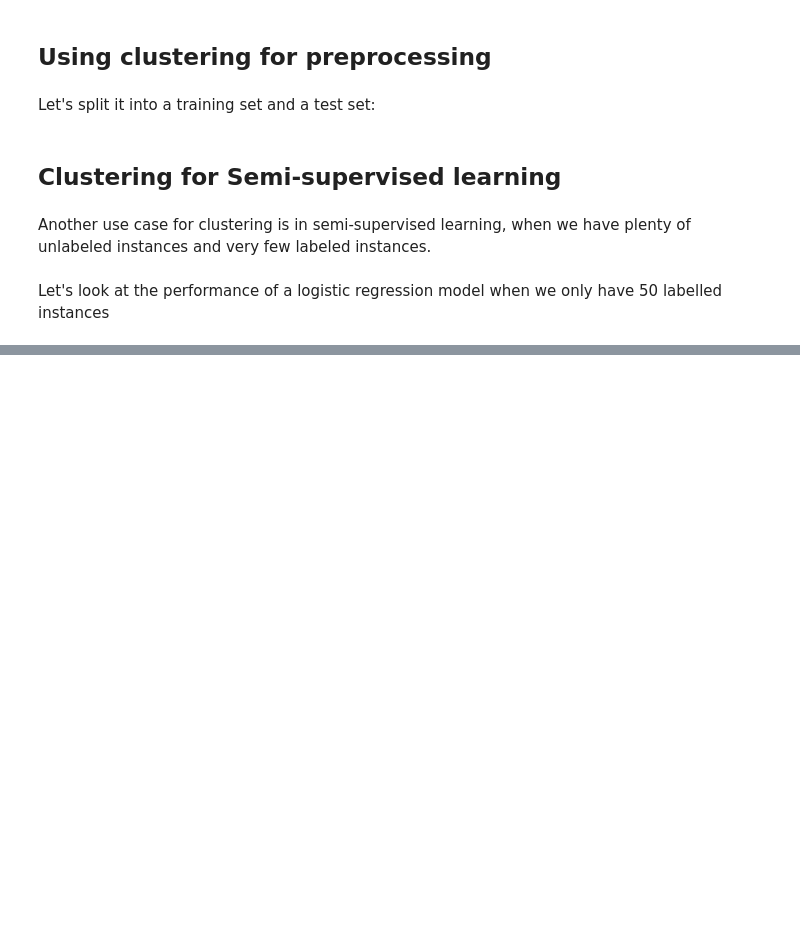
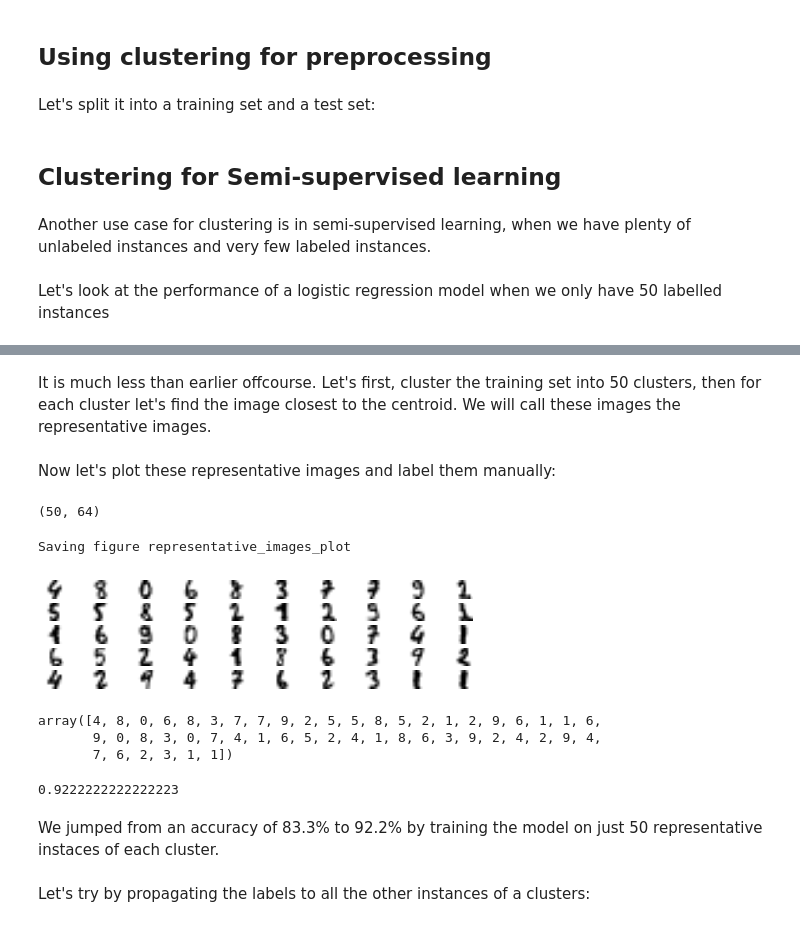
Before and after one commit to amit-timalsina/Clustering-Unsupervised-Learning, a Jupyter notebook: KMeans.ipynb, the cells around one changed output, grey strips where cells are left out. Saved outputs shown, nothing was run; the diff lists cells and outputs as text; code cells hidden in the pictures; blank space fills up the shorter version.

```diff
--- a/KMeans.ipynb
+++ b/KMeans.ipynb
@@ -823,0 +824,33 @@ log_reg = LogisticRegression?
+# %% [markdown]
+It is much less than earlier offcourse. Let's first, cluster the training set into 50 clusters, then for each cluster let's find the image closest to the centroid. We will call these images the representative images.
+# %%
+k = 50
+# %%
+kmeans = KMeans(n_clusters=k, random_state=42)
+X_digits_dist = kmeans.fit_transform(X_train)
+representative_digit_idx = np.argmin(X_digits_dist, axis=0)
+X_representative_digits = X_train[representative_digit_idx]
+# %% [markdown]
+Now let's plot these representative images and label them manually:
+# %%
+X_representative_digits.shape
+# %% [output]
+(50, 64)
+# %%
+plt.figure(figsize=(8, 2))
+for index, X_representative_digit in enumerate(X_representative_digits):
+    plt.subplot(k // 10, 10, index + 1)
+    plt.imshow(X_representative_digit.reshape(8, 8), cmap='binary', interpolation='bilinear')
+    plt.axis('off')
+
+save_fig('representative_images_plot', tight_layout=False)
+plt.show()
+# %% [output]
+Saving figure representative_images_plot
+[figure, added]
+# %%
+y_train[representative_digit_idx]
+# %% [output]
+array([4, 8, 0, 6, 8, 3, 7, 7, 9, 2, 5, 5, 8, 5, 2, 1, 2, 9, 6, 1, 1, 6,
+       9, 0, 8, 3, 0, 7, 4, 1, 6, 5, 2, 4, 1, 8, 6, 3, 9, 2, 4, 2, 9, 4,
+       7, 6, 2, 3, 1, 1])
@@ -823,0 +865,10 @@ log_reg = LogisticRegression?
+# %%
+log_reg = LogisticRegression(multi_class='ovr', solver='lbfgs', max_iter=5000, random_state=42)
+log_reg.fit(X_representative_digits, y_representative_digits)
+log_reg.score(X_test, y_test)
+# %% [output]
+0.9222222222222223
+# %% [markdown]
+We jumped from an accuracy of 83.3% to 92.2% by training the model on just 50 representative instaces of each cluster.
+# %% [markdown]
+Let's try by propagating the labels to all the other instances of a clusters:
```
Also changed, not shown: parts of 34 cells of this notebook, 4 other files.
